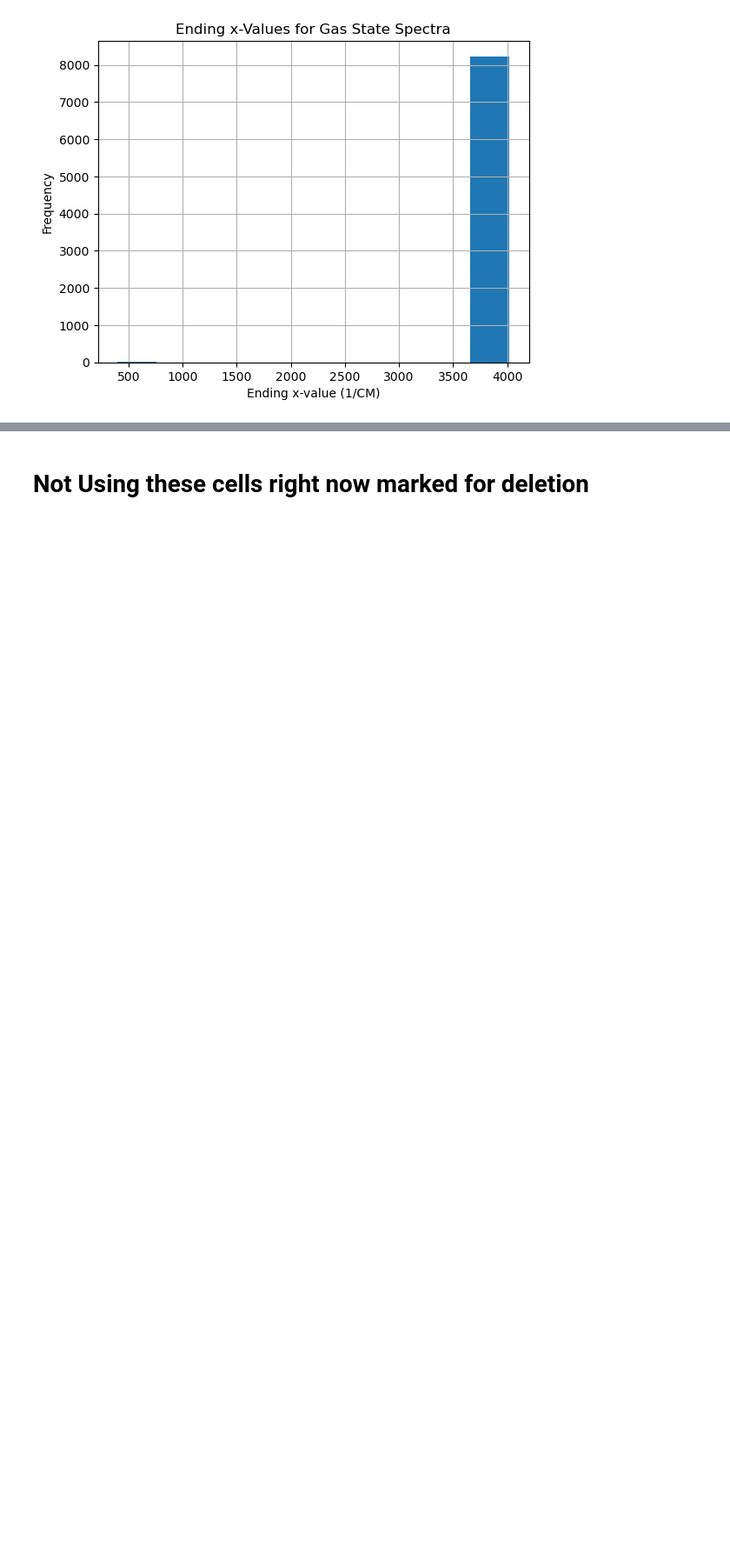
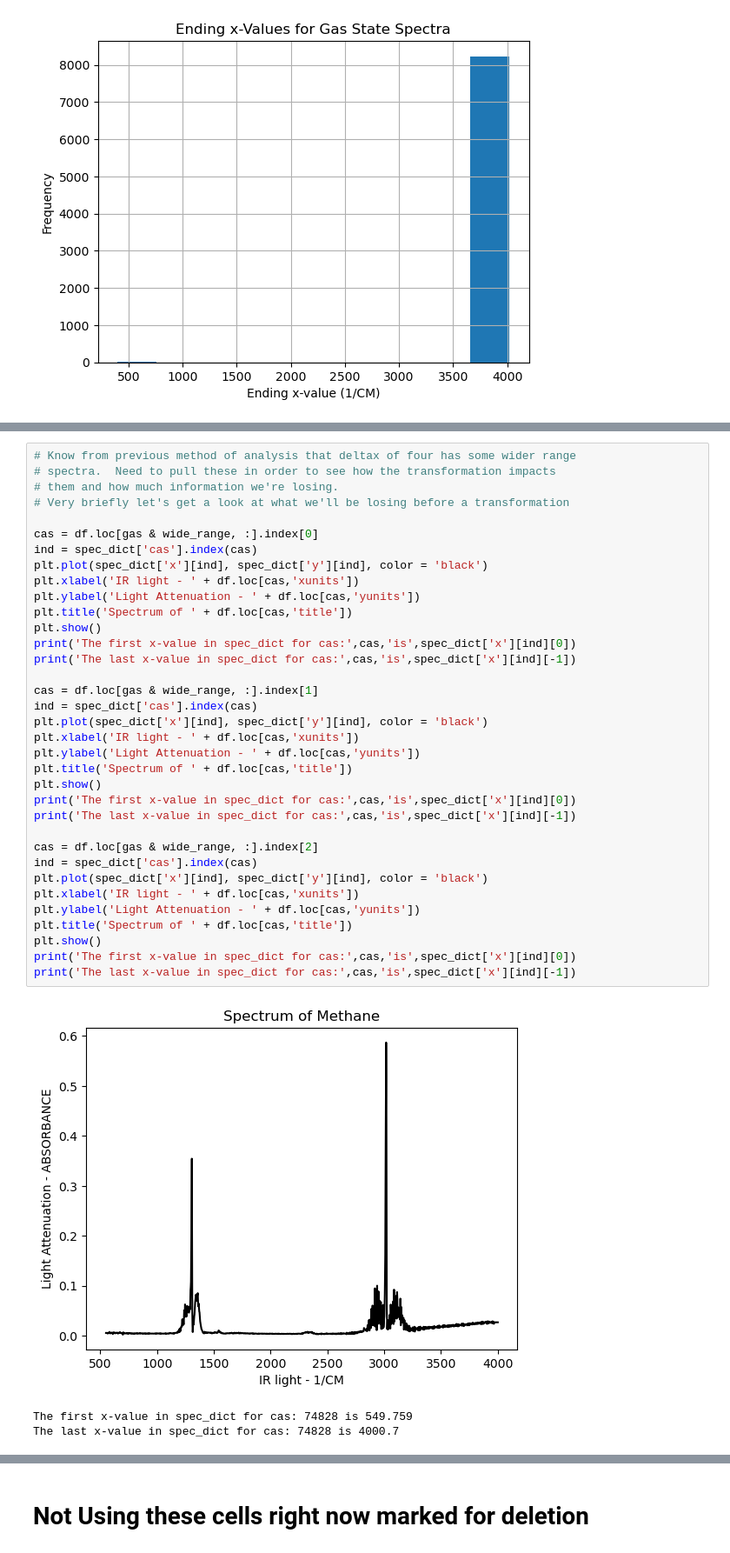
Before and after one commit to kevinpatrickkent/NIST-IR-MachineLearning, a Jupyter notebook: NISTWebbookML.ipynb, the cells around one changed output, grey strips where cells are left out. Shown at 87% size. Saved outputs shown, nothing was run; the diff lists cells and outputs as text; blank space fills up the shorter version.

```diff
--- a/NISTWebbookML.ipynb
+++ b/NISTWebbookML.ipynb
@@ -845,0 +875,39 @@ The last x-value in spec_dict for cas: 7783542 is 3800.0
+# %%
+# Know from previous method of analysis that deltax of four has some wider range
+# spectra.  Need to pull these in order to see how the transformation impacts
+# them and how much information we're losing.
+# Very briefly let's get a look at what we'll be losing before a transformation
+
+cas = df.loc[gas & wide_range, :].index[0]
+ind = spec_dict['cas'].index(cas)
+plt.plot(spec_dict['x'][ind], spec_dict['y'][ind], color = 'black')
+plt.xlabel('IR light - ' + df.loc[cas,'xunits'])
+plt.ylabel('Light Attenuation - ' + df.loc[cas,'yunits'])
+plt.title('Spectrum of ' + df.loc[cas,'title'])
+plt.show()
+print('The first x-value in spec_dict for cas:',cas,'is',spec_dict['x'][ind][0])
+print('The last x-value in spec_dict for cas:',cas,'is',spec_dict['x'][ind][-1])
+
+cas = df.loc[gas & wide_range, :].index[1]
+ind = spec_dict['cas'].index(cas)
+plt.plot(spec_dict['x'][ind], spec_dict['y'][ind], color = 'black')
+plt.xlabel('IR light - ' + df.loc[cas,'xunits'])
+plt.ylabel('Light Attenuation - ' + df.loc[cas,'yunits'])
+plt.title('Spectrum of ' + df.loc[cas,'title'])
+plt.show()
+print('The first x-value in spec_dict for cas:',cas,'is',spec_dict['x'][ind][0])
+print('The last x-value in spec_dict for cas:',cas,'is',spec_dict['x'][ind][-1])
+
+cas = df.loc[gas & wide_range, :].index[2]
+ind = spec_dict['cas'].index(cas)
+plt.plot(spec_dict['x'][ind], spec_dict['y'][ind], color = 'black')
+plt.xlabel('IR light - ' + df.loc[cas,'xunits'])
+plt.ylabel('Light Attenuation - ' + df.loc[cas,'yunits'])
+plt.title('Spectrum of ' + df.loc[cas,'title'])
+plt.show()
+print('The first x-value in spec_dict for cas:',cas,'is',spec_dict['x'][ind][0])
+print('The last x-value in spec_dict for cas:',cas,'is',spec_dict['x'][ind][-1])
+# %% [output]
+[figure, added]
+The first x-value in spec_dict for cas: 74828 is 549.759
+The last x-value in spec_dict for cas: 74828 is 4000.7
```
Also changed, not shown: parts of 39 cells of this notebook.
